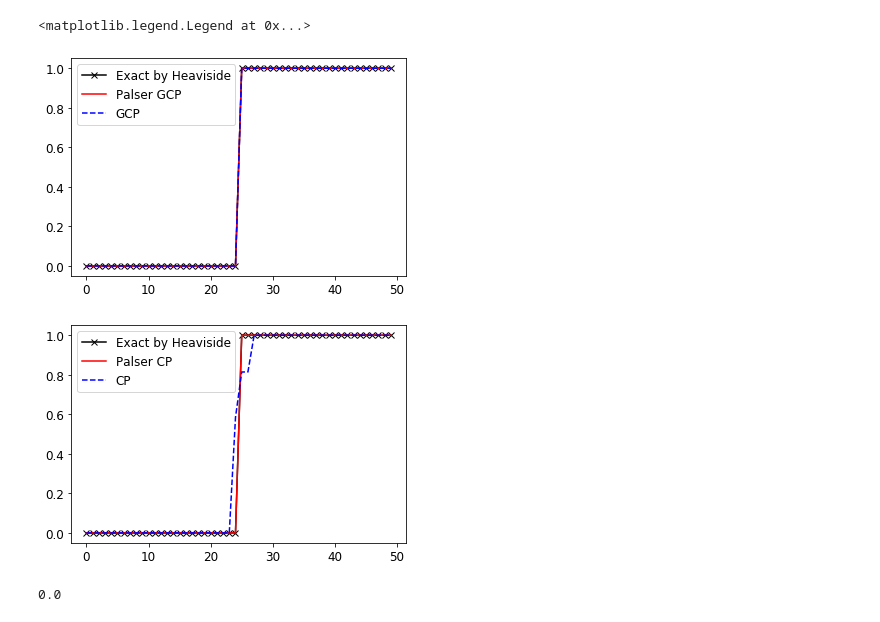
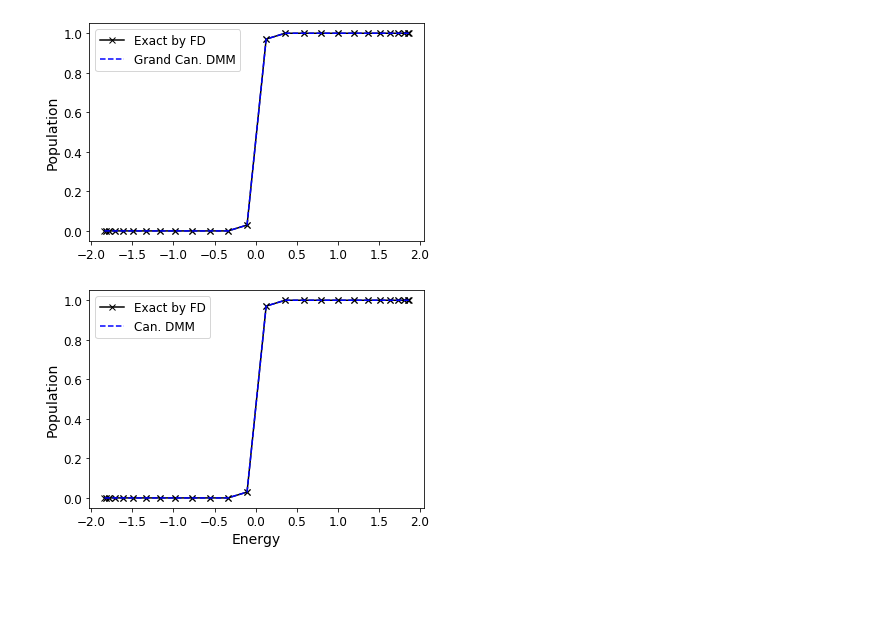
Before and after one commit to jleamer/DMM, a Jupyter notebook: RK4_DMM/Huckel_model.ipynb, the cells around one changed output. Cells and saved outputs as stored; diff of their text form; code cells hidden in the pictures; blank space fills up the shorter version.

```diff
--- a/RK4_DMM/Huckel_model.ipynb
+++ b/RK4_DMM/Huckel_model.ipynb
@@ -68,8 +74,7 @@ mu = (H_spect[num_electrons] + H_spect[num_electrons-1])/2
 # Heaviside - this simulates 0 tempurature
 
 heav_exact = linalg.funm(H, lambda _: _ <= mu)
-print(linalg.norm(heav_exact - heav_exact @ heav_exact))
 
-# Fermi-Dirac - this simulates infinite temperature
-ferm_exact = linalg.funm(true_H, lambda _: np.exp(-beta*(_ - mu))/(1+np.exp(-beta*(_ - mu))))
-print(linalg.norm(ferm_exact - ferm_exact @ ferm_exact))
+# Fermi-Dirac - this simulates finite temperature
+beta = 30
+ferm_exact = linalg.funm(H, lambda _: np.exp(-beta*(_ - mu))/(1+np.exp(-beta*(_ - mu))))
@@ -94,15 +81,19 @@ Idempt of CP:  5.4419646931649554e-15
 # %%
 # perform our GCP and CP methods
-dbeta = 0.1
+numsteps = 1000
+dbeta = beta/numsteps
 ovlp = np.identity(H.shape[0], dtype=complex)
 #inv_ovlp = linalg.inv(ovlp)
 init_rho = ovlp/2
 
-dmm_gcp_rho = gcp.rk4(gcp.rhs, init_rho, dbeta, H, ovlp, ovlp, mu, 10000)
+dmm_gcp_rho = gcp.rk4(gcp.rhs, init_rho, dbeta, H, ovlp, ovlp, mu, numsteps)
+print(dmm_gcp_rho.trace())
+print(mu)
 
 init_rho = num_electrons/ovlp.trace() * ovlp
-dmm_cp_rho = cp.rk4(cp.rhs, init_rho, dbeta, H, ovlp, ovlp, 10000)
-
-plt.figure(3)
-plt.plot(linalg.eigvalsh(dmm_cp_rho), 'r-', label='cp_eigs')
+init_mu = H.trace()/ovlp.trace()
+print(init_mu)
+dmm_cp_rho, cp_mu = cp.rk4(cp.rhs, init_rho, dbeta, H, ovlp, ovlp, numsteps, num_electrons, ovlp, init_mu, beta)
+print(dmm_cp_rho.trace())
+print(cp_mu)
 # %% [output]
@@ -171,45 +105,22 @@ Text(0, 0.5, 'Population')
+# %%
+cp_mu = cp.get_mu(dmm_cp_rho, H, ovlp, num_electrons, ovlp)
+
+cp_ferm_exact = linalg.funm(H, lambda _: 1/(1+np.exp(beta*(_ - cp_mu))))
 # %%
 plt.figure(1)
-plt.plot(linalg.eigvalsh(heav_exact), 'kx-', label="Exact by Heaviside")
-plt.plot(linalg.eigvalsh(palser_gcp_rho), 'r-', label="Palser GCP")
-plt.plot(linalg.eigvalsh(gcp_rho), 'b--', label="GCP")
+plt.plot(H_spect, linalg.eigvalsh(ferm_exact), 'k-x', label="Exact by FD")
+plt.plot(H_spect, linalg.eigvalsh(dmm_gcp_rho), 'b--', label="Grand Can. DMM")
+plt.ylabel("Population")
 plt.legend(numpoints=1)
+plt.savefig("gc_huck_eigs.pdf")
 
 plt.figure(2)
-plt.plot(linalg.eigvalsh(heav_exact), 'kx-', label="Exact by Heaviside")
-plt.plot(linalg.eigvalsh(palser_cp_rho), 'r-', label="Palser CP")
-plt.plot(linalg.eigvalsh(cp_rho), 'b--', label="CP")
+plt.plot(H_spect, linalg.eigvalsh(cp_ferm_exact), 'k-x', label="Exact by FD")
+plt.plot(H_spect, linalg.eigvalsh(dmm_cp_rho), 'b--', label="Can. DMM")
+plt.xlabel("Energy")
+plt.ylabel("Population")
 plt.legend(numpoints=1)
+plt.savefig("c_huck_eigs.pdf")
 # %% [output]
-<matplotlib.legend.Legend at 0x...>
-[figure, old version]
+[figure, new version]
-[figure, old version]
+[figure, new version]
-# %%
-# First order Kraus operator method - slower than RK4
-rho_i = init_rho.copy()
-herm_check = []
-trace_check = []
-trace_check.append(rho_i.trace())
-dbeta = 0.1
-iden = np.identity(rho_i.shape[0])
-inv_ovlp = ovlp.copy()
-B = inv_ovlp @ H
-B += B.conj().T
-B/= 2
-print(linalg.norm(B - B.conj().T))
-for i in range(10000):
-    A = inv_ovlp @ rho_i
-    A += A.conj().T
-    A /= 2
-
-    K = -dbeta/2 * (iden - A) @ (B - mu*iden)
-    Kdag = -dbeta/2 * (B - mu*iden) @ (iden - A)
-
-    rho_next = (iden + Kdag) @ rho_i @ (iden + K)
-    herm_check.append(linalg.norm(rho_next - rho_next.conj().T))
-    trace_check.append(rho_next.trace())
-    rho_i = rho_next.copy()
-
-kraus_gcp = rho_i.copy()
-# %% [output]
-0.0
```
Also changed, not shown: parts of 11 cells of this notebook, 24 other files.
